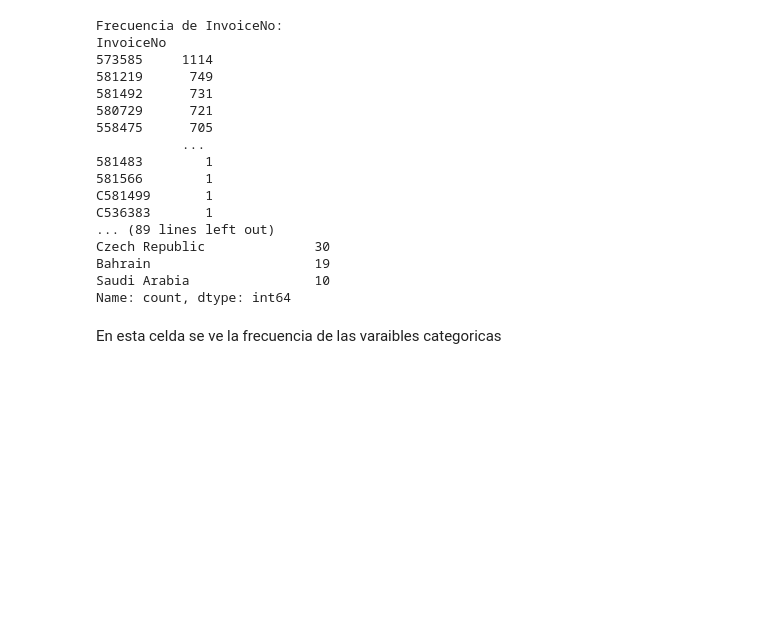
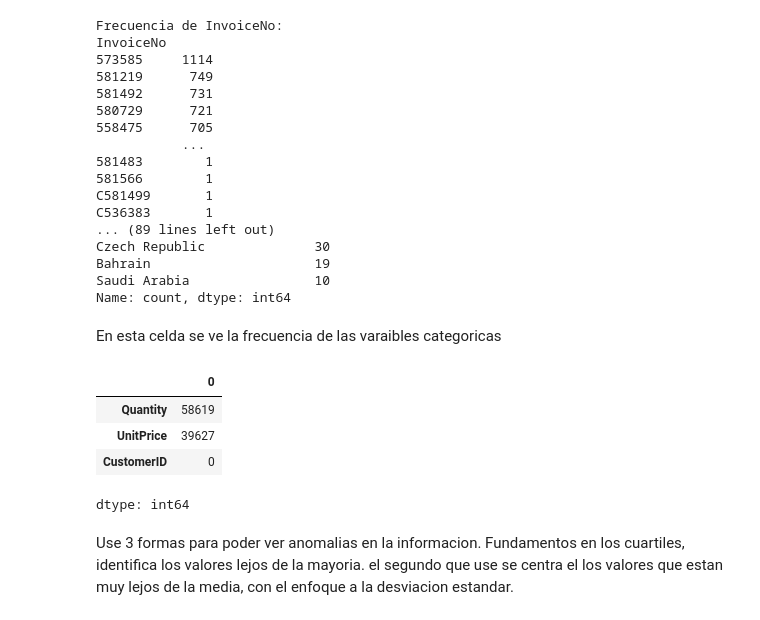
Before and after one commit to prxska/ml, a Jupyter notebook: ev1.ipynb, the cells around one changed output. Saved outputs shown, nothing was run; the diff lists cells and outputs as text; code cells hidden in the pictures; blank space fills up the shorter version.

```diff
--- a/ev1.ipynb
+++ b/ev1.ipynb
@@ -189,3 +189,29 @@ Saudi Arabia                10
 Name: count, dtype: int64
 # %% [markdown]
 En esta celda se ve la frecuencia de las varaibles categoricas
+# %%
+# Identificación de outliers usando IQR
+Q1 = df[numeric_columns].quantile(0.25)
+Q3 = df[numeric_columns].quantile(0.75)
+IQR = Q3 - Q1
+
+# Definir los límites inferior y superior para cada columna numérica
+lower_bound = Q1 - 1.5 * IQR
+upper_bound = Q3 + 1.5 * IQR
+
+# Identificar los outliers
+outliers = ((df[numeric_columns] < lower_bound) | (df[numeric_columns] > upper_bound))
+
+# Mostrar los outliers
+outliers_count = outliers.sum()  # Contar la cantidad de outliers por columna
+outliers_count
+# %% [output]
+|  | 0 |
+| Quantity | 58619 |
+| UnitPrice | 39627 |
+| CustomerID | 0 |
+dtype: int64
+# %% [markdown]
+
+
+Use 3 formas para poder ver anomalias en la informacion. Fundamentos en los cuartiles, identifica los valores lejos de la mayoria. el segundo que use se centra el los valores que estan muy lejos de la media, con el enfoque a la desviacion estandar.
```
